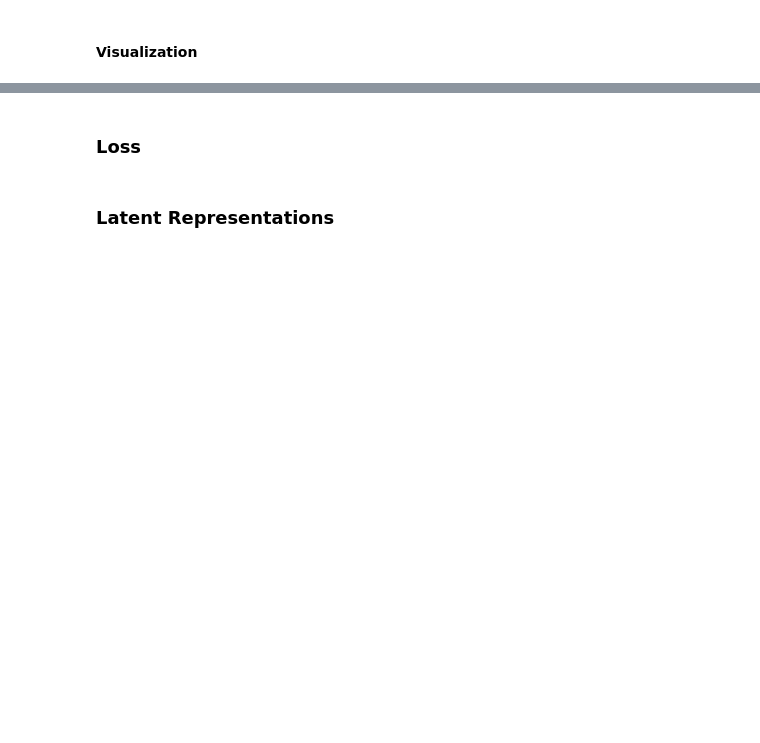
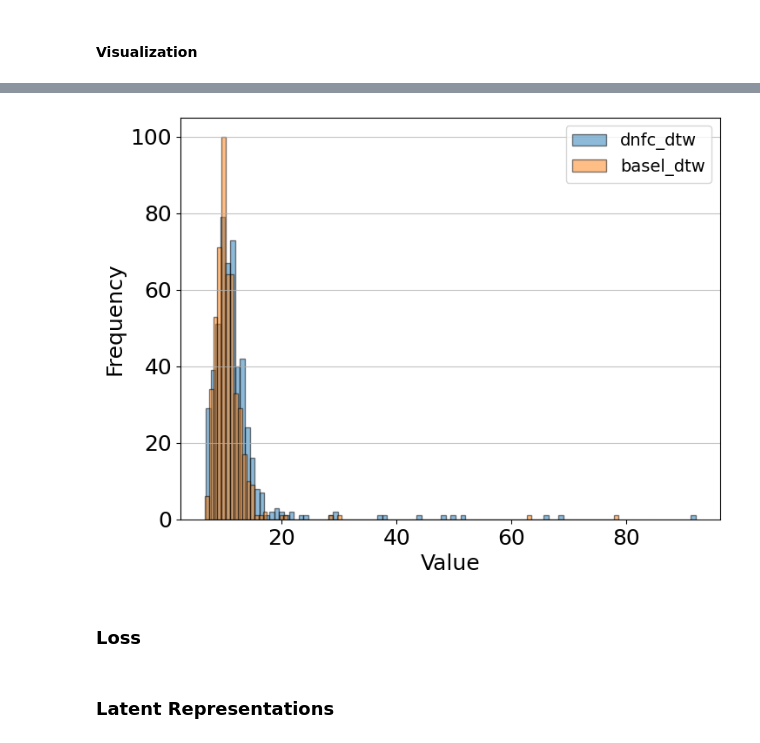
Before and after one commit to arash-mehrabi-z/dnfc-torobo, a Jupyter notebook: feedback_controller/fbc/neural_network/get_results.ipynb, the cells around one changed output, grey strips where cells are left out. Drawn from its saved outputs; the diff is of its cells as text; code cells hidden in the pictures; blank space fills up the shorter version.

```diff
--- a/feedback_controller/fbc/neural_network/get_results.ipynb
+++ b/feedback_controller/fbc/neural_network/get_results.ipynb
@@ -94,15 +149,14 @@ stats_abl = {
 }
 # %%
 for num_params in model_params_list:
-    model_dir = os.path.join(root_dir, f"trajs:360_blocks:3_triangle_v_{num_params}K/ep:1000/")
-    for is_not_abl in [True, False]:
+    model_dir = os.path.join(root_dir, f"trajs:2000_blocks:3_random_{num_params}K/ep:1000/")
+    for is_not_abl in [True]:#, False]:
         file_dir = os.path.join(model_dir, f"on_v_custl_mse_1e-05_{is_not_abl}")
         file_path = os.path.join(file_dir, "perf.csv")
         df = pd.read_csv(file_path)
-        dnfc_succ = df['dnfc_succ']*100
-        dnfc_dtw = df['dnfc_dtw']
-        basel_succ = df['basel_succ']*100
-        basel_dtw = df['basel_dtw']
+
+        df['dnfc_succ'] *= 100.0
+        df['basel_succ'] *= 100.0
 
         df['train_round'] = df.groupby('eps_num').cumcount() + 1
         round_means = df.groupby('train_round')[['dnfc_succ', 'basel_succ',
@@ -111,27 +165,28 @@ for num_params in model_params_list:
         overall_std = round_means.std()
 
         if is_not_abl:
-            stats_model['succ_mean'].append(overall_mean['dnfc_succ'] * 100.0)
-            stats_base['succ_mean'].append(overall_mean['basel_succ'] * 100.0)
+            stats_model['succ_mean'].append(overall_mean['dnfc_succ'])
+            stats_base['succ_mean'].append(overall_mean['basel_succ'])
             stats_model['dtw_mean'].append(overall_mean['dnfc_dtw'])
             stats_base['dtw_mean'].append(overall_mean['basel_dtw'])
 
-            stats_model['succ_arr'].append(dnfc_succ.tolist())#round_means['dnfc_succ'].tolist())
-            stats_model['dtw_arr'].append(dnfc_dtw.tolist())#round_means['dnfc_dtw'].tolist())
+            stats_model['succ_arr'].append(round_means['dnfc_succ'].tolist()) #dnfc_succ.tolist())
+            stats_model['dtw_arr'].append(round_means['dnfc_dtw'].tolist()) #dnfc_dtw.tolist())
 
-            stats_model['succ_std'].append(overall_std['dnfc_succ'] * 100.0)
-            stats_base['succ_std'].append(overall_std['basel_succ'] * 100.0)
+            stats_model['succ_std'].append(overall_std['dnfc_succ'])
+            stats_base['succ_std'].append(overall_std['basel_succ'])
             stats_model['dtw_std'].append(overall_std['dnfc_dtw'])
             stats_base['dtw_std'].append(overall_std['basel_dtw'])
 
-            stats_base['succ_arr'].append(basel_succ.tolist())#round_means['basel_succ'].tolist())
-            stats_base['dtw_arr'].append(basel_dtw.tolist())#round_means['basel_dtw'].tolist())
+            stats_base['succ_arr'].append(round_means['basel_succ'].tolist()) #basel_succ.tolist())
+            stats_base['dtw_arr'].append(round_means['basel_dtw'].tolist()) #basel_dtw.tolist())
         else:
-            stats_abl['succ_mean'].append(overall_mean['dnfc_succ'] * 100.0)
-            stats_abl['succ_std'].append(overall_std['dnfc_succ'] * 100.0)
-            stats_abl['dtw_mean'].append(overall_mean['dnfc_dtw'])
-            stats_abl['dtw_std'].append(overall_std['dnfc_dtw'])
+            pass
+            # stats_abl['succ_mean'].append(overall_mean['dnfc_succ'] * 100.0)
+            # stats_abl['succ_std'].append(overall_std['dnfc_succ'] * 100.0)
+            # stats_abl['dtw_mean'].append(overall_mean['dnfc_dtw'])
+            # stats_abl['dtw_std'].append(overall_std['dnfc_dtw'])
 
-            stats_abl['succ_arr'].append(dnfc_succ.tolist())#round_means['dnfc_succ'].tolist())
-            stats_abl['dtw_arr'].append(dnfc_dtw.tolist())#round_means['dnfc_dtw'].tolist())
+            # stats_abl['succ_arr'].append(dnfc_succ.tolist())#round_means['dnfc_succ'].tolist())
+            # stats_abl['dtw_arr'].append(dnfc_dtw.tolist())#round_means['dnfc_dtw'].tolist())
 # %%
@@ -344,19 +379,21 @@ plt.show()
 # %%
-bin_no = 10
+bin_no = 100
 
 # Plot histograms for 'dnfc_succ' and 'basel_succ' side by side
 plt.figure(figsize=(8, 6))
 plt.hist(df["dnfc_dtw"], bins=bin_no, alpha=0.5, label='dnfc_dtw', edgecolor='black')
 plt.hist(df["basel_dtw"], bins=bin_no, alpha=0.5, label='basel_dtw', edgecolor='black')
 # plt.title("Histogram of dnfc_succ and basel_succ", fontsize=14)
 plt.xlabel("Value")
 plt.ylabel("Frequency")
 plt.legend()
 plt.grid(axis='y', alpha=0.75)
 
 file_path = os.path.join(root_dir, "dtw_hist.png")
 plt.savefig(file_path)
 plt.show()
+# %% [output]
+[figure, added]
 # %%
 root_dir = "/home/arash/catkin_ws/src/feedback_controller/fbc/neural_network/results/"
 root_dir += "trajs:360_blocks:3_triangle_v_7.541K/ep:1000/on_v_custl_const_1e-05"
```
Also changed, not shown: parts of 18 cells of this notebook, 4 other files.
